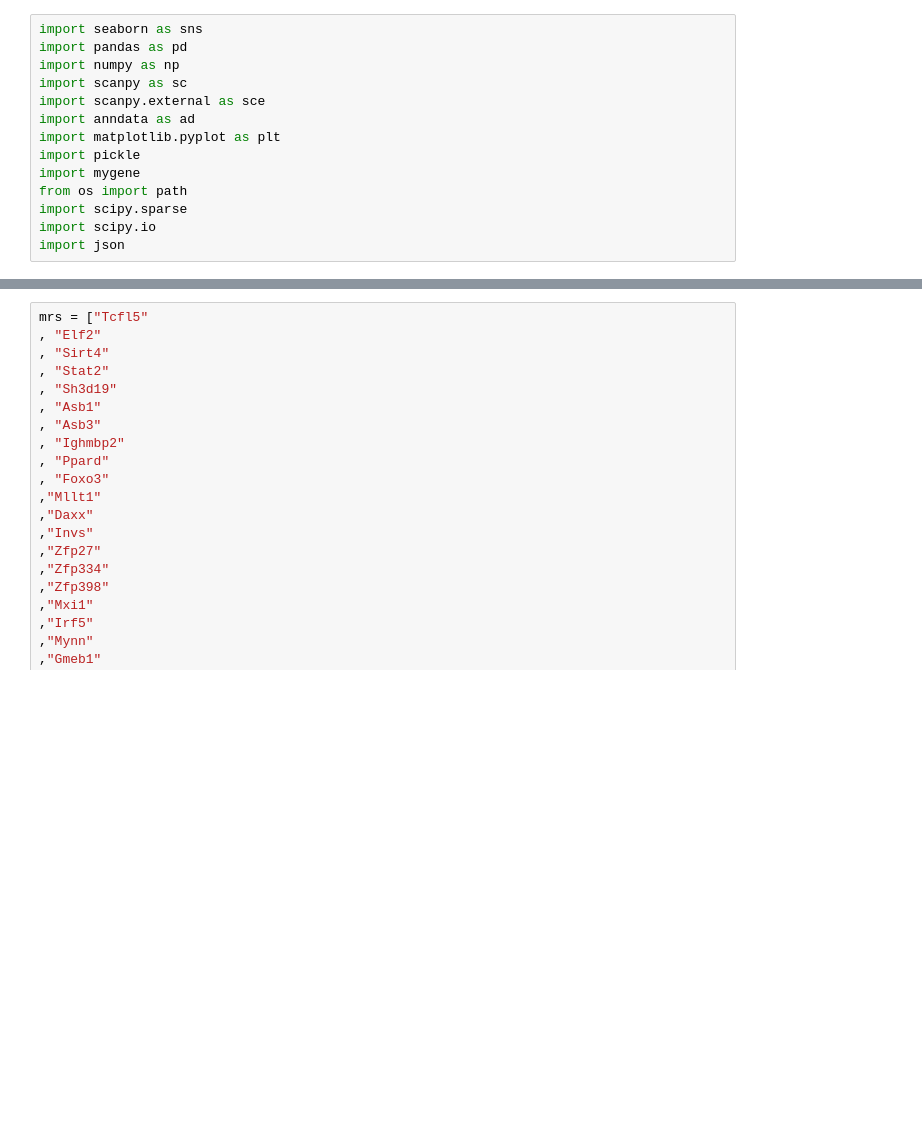
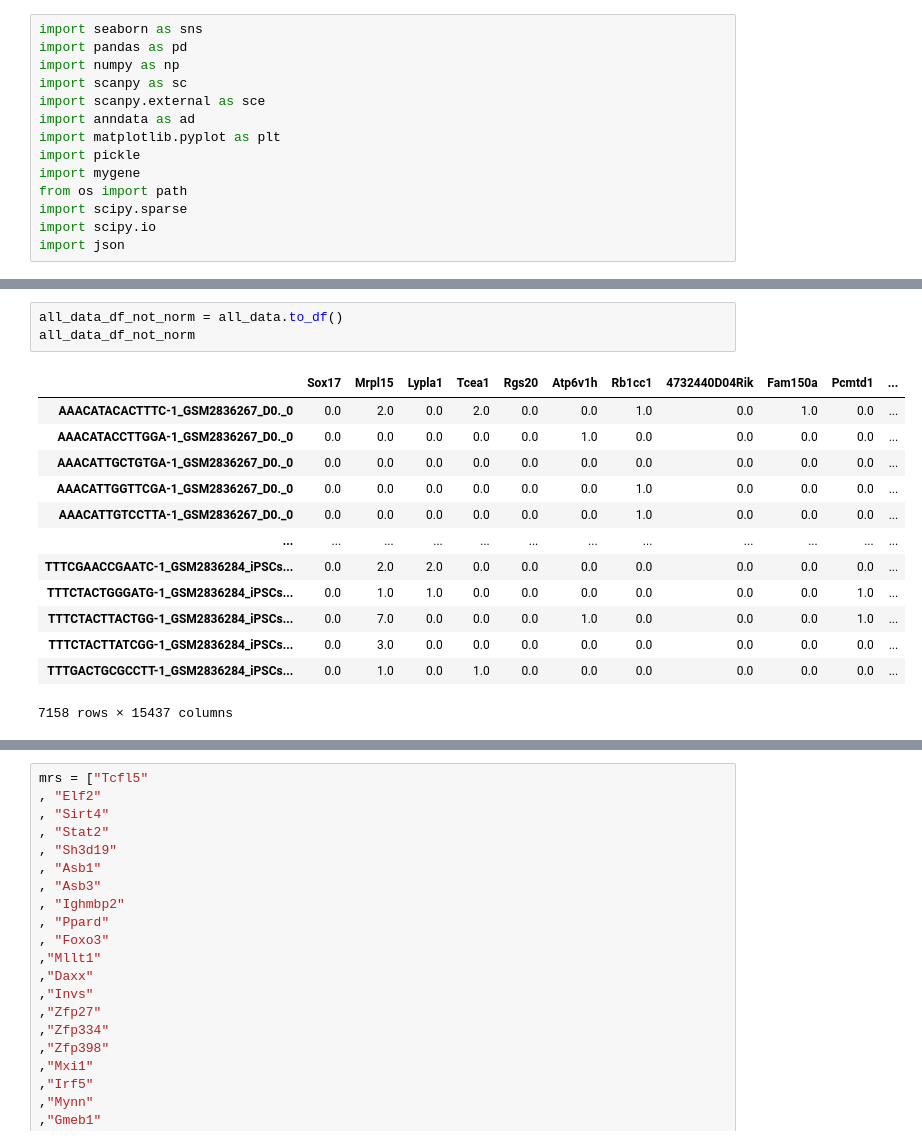
Before and after one commit to ioneliabuzatu/grn-control, a Jupyter notebook: data/GEO/GSE122662/analyse_data.ipynb, the cells around one changed output, grey strips where cells are left out. Saved outputs shown, nothing was run; the diff lists cells and outputs as text; blank space fills up the shorter version.

```diff
--- a/data/GEO/GSE122662/analyse_data.ipynb
+++ b/data/GEO/GSE122662/analyse_data.ipynb
@@ -155,0 +152,17 @@ dataset_shape: (7158, 15437)
+# %%
+all_data_df_not_norm = all_data.to_df()
+all_data_df_not_norm
+# %% [output]
+|  | Sox17 | Mrpl15 | Lypla1 | Tcea1 | Rgs20 | Atp6v1h | Rb1cc1 | 4732440D04Rik | Fam150a | Pcmtd1 | ... |
+| AAACATACACTTTC-1_GSM2836267_D0._0 | 0.0 | 2.0 | 0.0 | 2.0 | 0.0 | 0.0 | 1.0 | 0.0 | 1.0 | 0.0 | ... |
+| AAACATACCTTGGA-1_GSM2836267_D0._0 | 0.0 | 0.0 | 0.0 | 0.0 | 0.0 | 1.0 | 0.0 | 0.0 | 0.0 | 0.0 | ... |
+| AAACATTGCTGTGA-1_GSM2836267_D0._0 | 0.0 | 0.0 | 0.0 | 0.0 | 0.0 | 0.0 | 0.0 | 0.0 | 0.0 | 0.0 | ... |
+| AAACATTGGTTCGA-1_GSM2836267_D0._0 | 0.0 | 0.0 | 0.0 | 0.0 | 0.0 | 0.0 | 1.0 | 0.0 | 0.0 | 0.0 | ... |
+| AAACATTGTCCTTA-1_GSM2836267_D0._0 | 0.0 | 0.0 | 0.0 | 0.0 | 0.0 | 0.0 | 1.0 | 0.0 | 0.0 | 0.0 | ... |
+| ... | ... | ... | ... | ... | ... | ... | ... | ... | ... | ... | ... |
+| TTTCGAACCGAATC-1_GSM2836284_iPSCs... | 0.0 | 2.0 | 2.0 | 0.0 | 0.0 | 0.0 | 0.0 | 0.0 | 0.0 | 0.0 | ... |
+| TTTCTACTGGGATG-1_GSM2836284_iPSCs... | 0.0 | 1.0 | 1.0 | 0.0 | 0.0 | 0.0 | 0.0 | 0.0 | 0.0 | 1.0 | ... |
+| TTTCTACTTACTGG-1_GSM2836284_iPSCs... | 0.0 | 7.0 | 0.0 | 0.0 | 0.0 | 1.0 | 0.0 | 0.0 | 0.0 | 1.0 | ... |
+| TTTCTACTTATCGG-1_GSM2836284_iPSCs... | 0.0 | 3.0 | 0.0 | 0.0 | 0.0 | 0.0 | 0.0 | 0.0 | 0.0 | 0.0 | ... |
+| TTTGACTGCGCCTT-1_GSM2836284_iPSCs... | 0.0 | 1.0 | 0.0 | 1.0 | 0.0 | 0.0 | 0.0 | 0.0 | 0.0 | 0.0 | ... |
+7158 rows × 15437 columns
```
Also changed, not shown: parts of 19 cells of this notebook, 10 other files.
